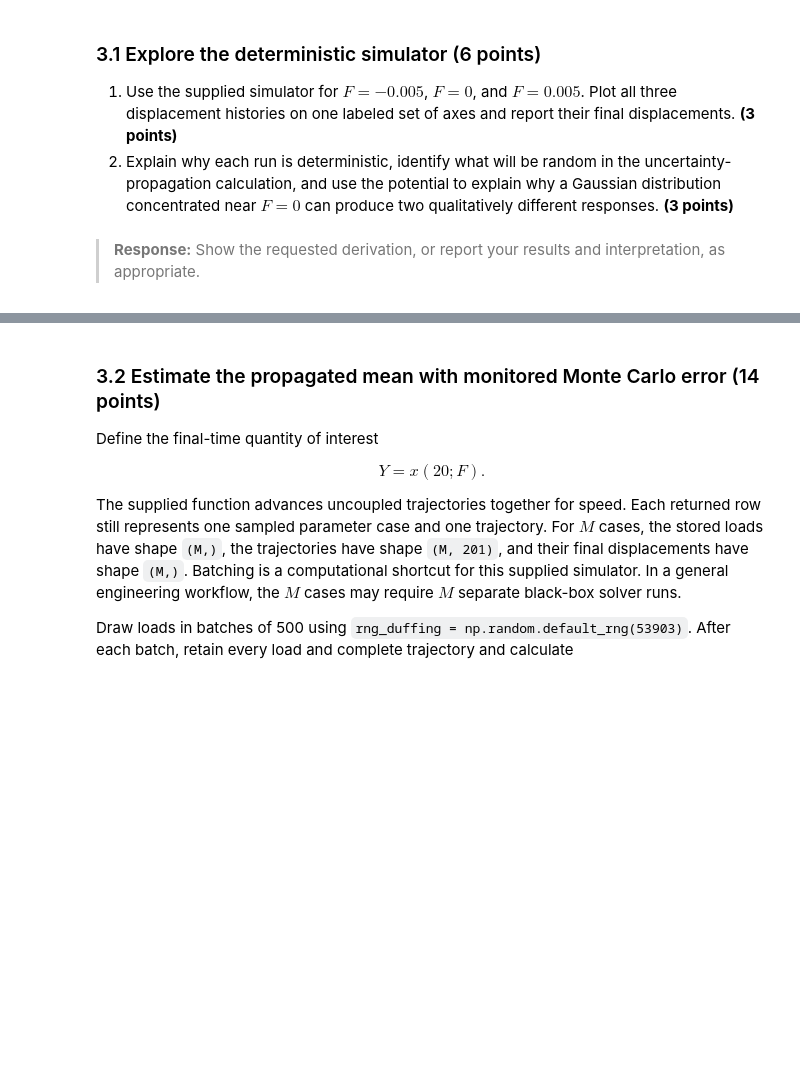
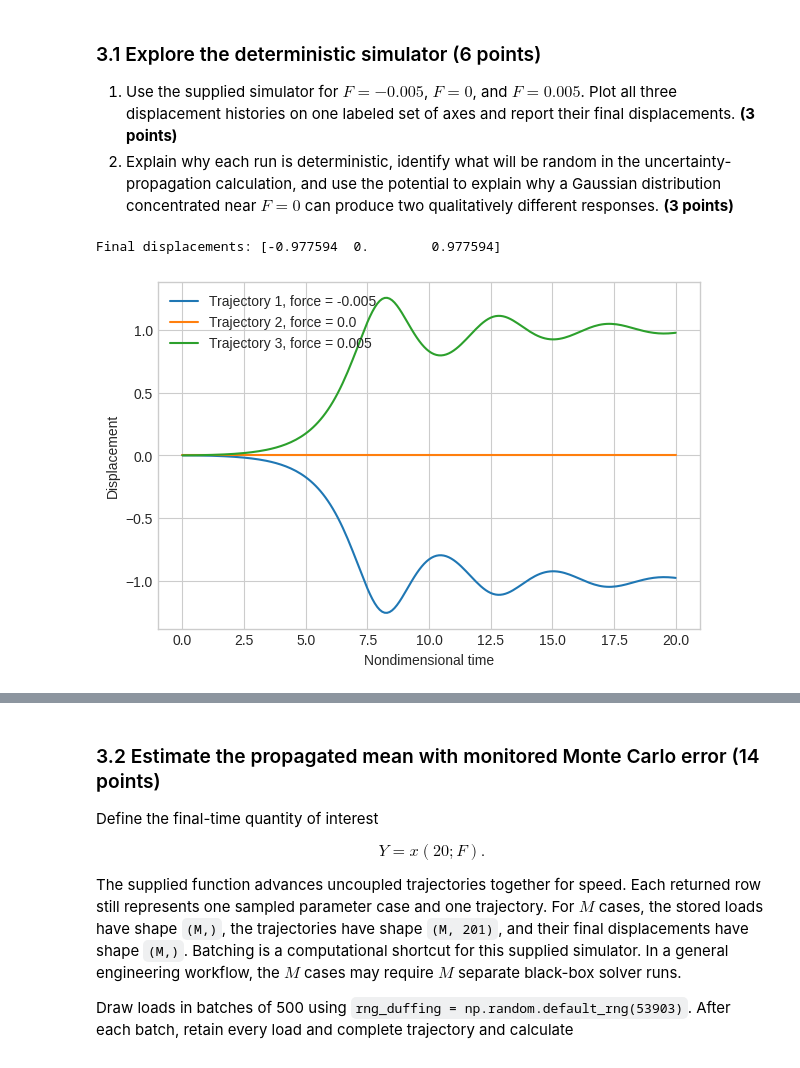
Before and after one commit to adamperkins-code/Machine_Learning, a Jupyter notebook: lecturebook/homework/homework-02.ipynb, the cells around one changed output, grey strips where cells are left out. Cells and saved outputs as stored; diff of their text form; code cells hidden in the pictures; blank space fills up the shorter version.

```diff
--- a/lecturebook/homework/homework-02.ipynb
+++ b/lecturebook/homework/homework-02.ipynb
@@ -710,2 +706,19 @@ test_trajectories = simulate_bistable(test_loads)
-# %% [markdown]
-> **Response:** Show the requested derivation, or report your results and interpretation, as appropriate.
+# %%
+test_loads = np.array([-0.005, 0.0, 0.005])
+test_trajectories = simulate_bistable(test_loads)
+
+# Plot the three trajectories and report their final displacements.
+plt.figure(figsize=(7.0, 4.5))
+i=0
+for trajectory in test_trajectories:
+    i=i+1
+    plt.plot(BISTABLE_TIMES, trajectory,label=f"Trajectory {i}, force = {test_loads[i-1]}")
+plt.xlabel("Nondimensional time")
+plt.ylabel("Displacement")
+#legend
+plt.legend()
+#print final value of trajectory
+print(f"Final displacements: {test_trajectories[:,-1]}")
+# %% [output]
+Final displacements: [-0.977594  0.        0.977594]
+[figure, added]
```
Also changed, not shown: parts of 10 cells of this notebook.
